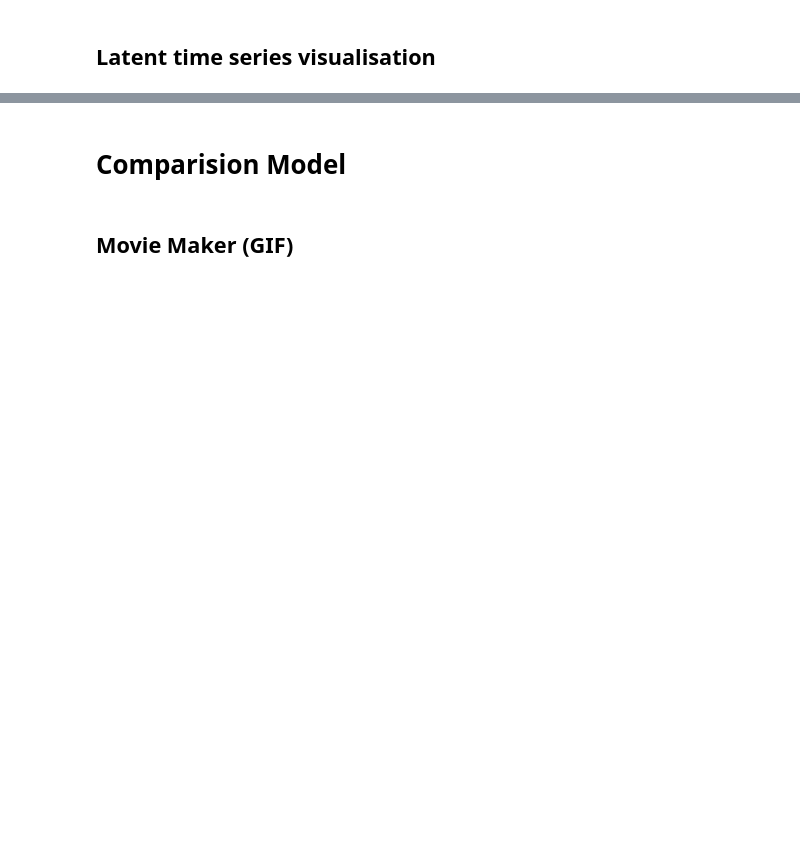
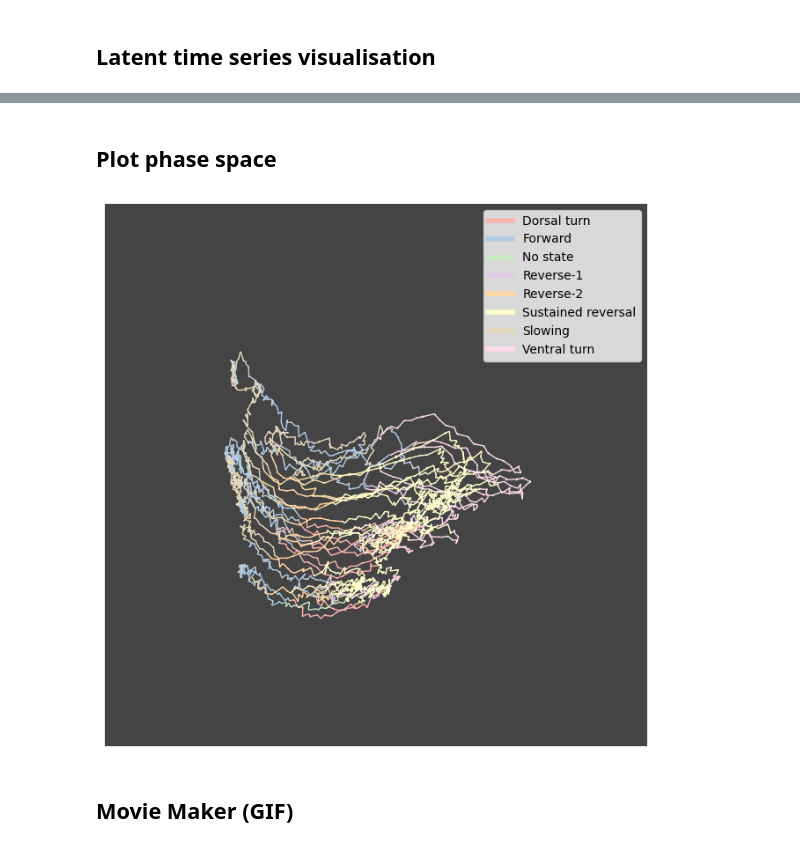
Before and after one commit to neuroinformatics-uni-vienna/NC-MCM, a Jupyter notebook: demos/visualisers.ipynb, the cells around one changed output, grey strips where cells are left out. Drawn from its saved outputs; the diff is of its cells as text; code cells hidden in the pictures; blank space fills up the shorter version.

```diff
--- a/demos/visualisers.ipynb
+++ b/demos/visualisers.ipynb
@@ -67,5 +45,9 @@ vis.plot_latent_timeseries()
-# %% [markdown]
-# Comparision Model
+# %% [markdown]
+## Plot phase space
+# %%
+_, _ = vis.plot_phase_space()
+# %% [output]
+[figure, added]
 # %% [markdown]
 ## Movie Maker (GIF)
 # %%
```
Also changed, not shown: parts of 8 cells of this notebook, 11 other files.
